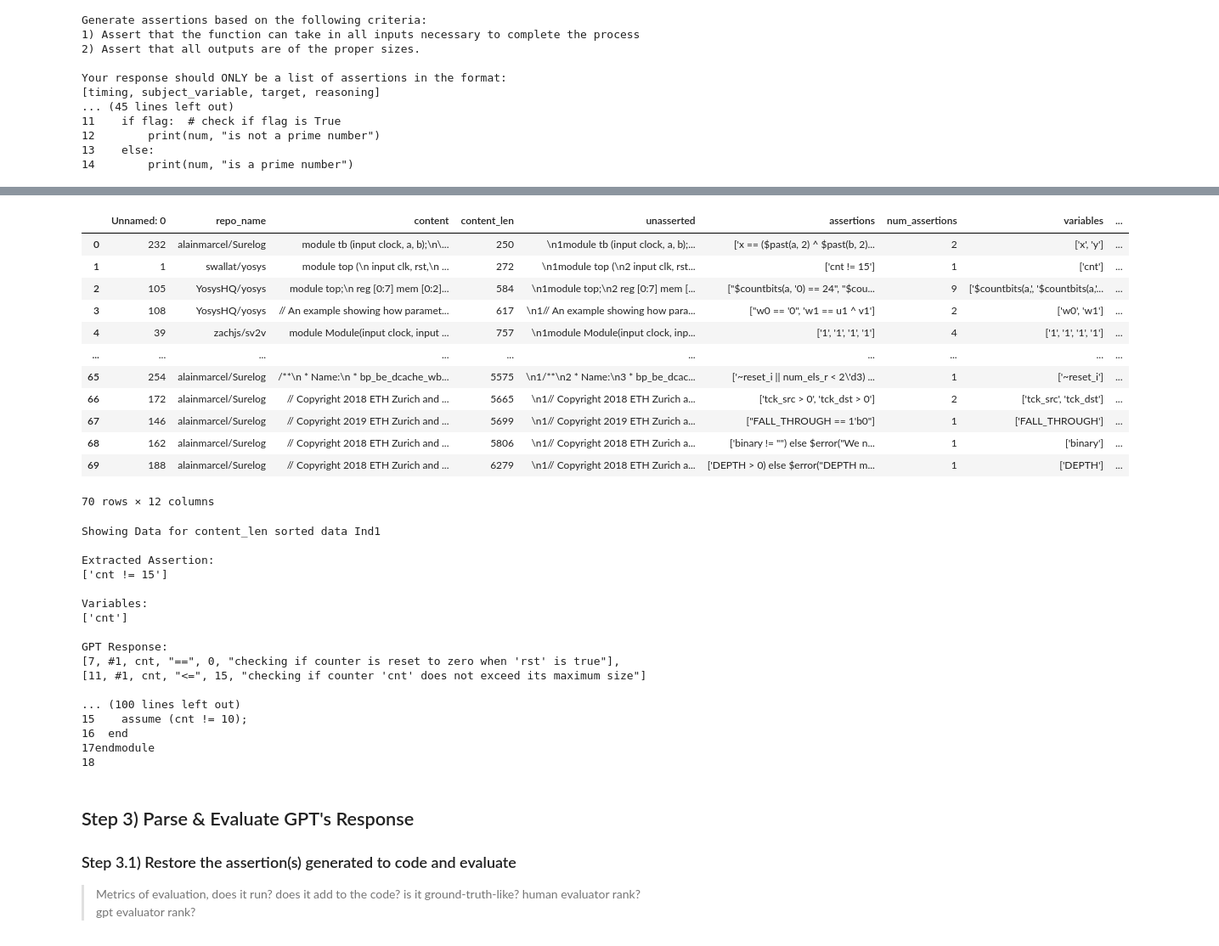
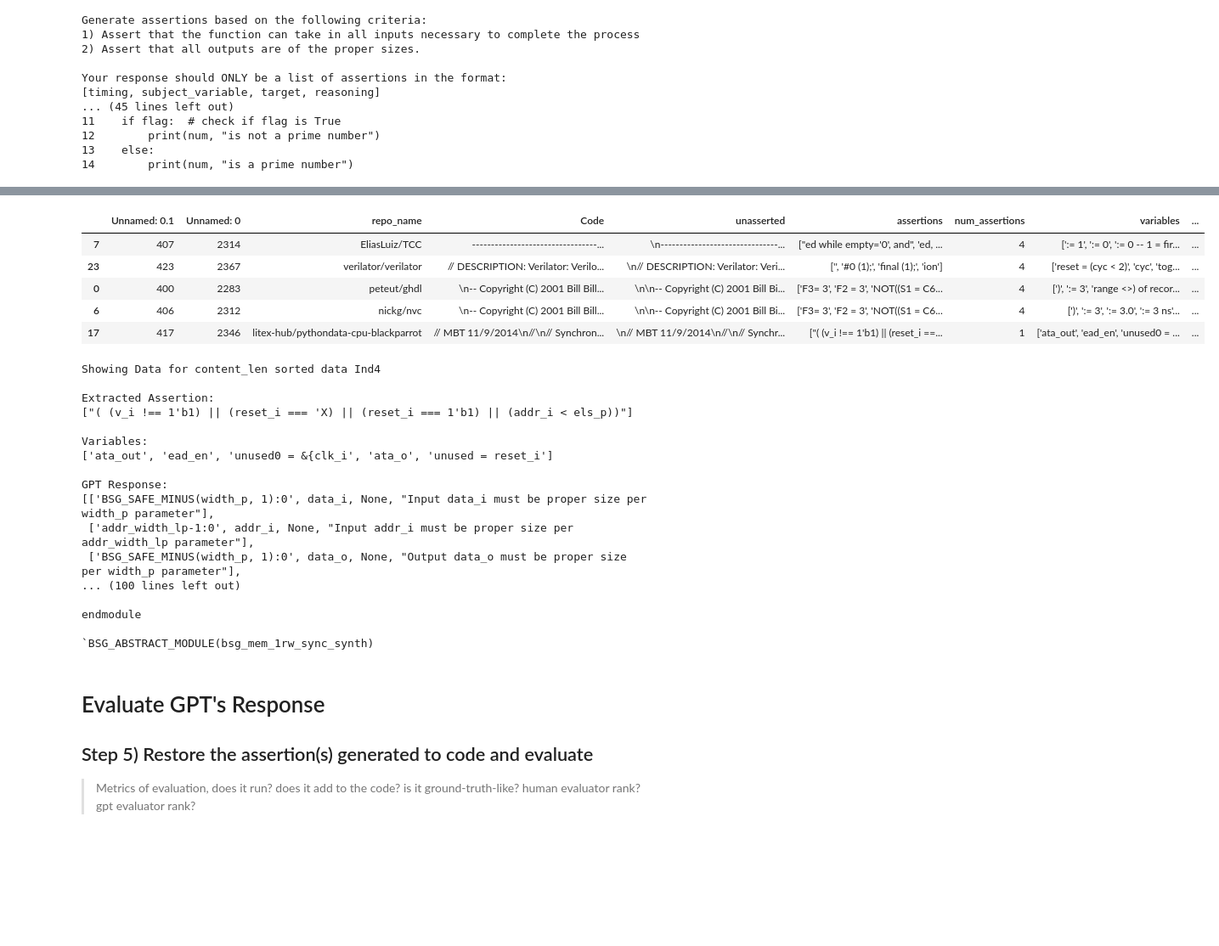
Before and after one commit to KoraSHughes/LLMCodeGen, a Jupyter notebook: AllInOne.ipynb, the cells around one changed output, grey strips where cells are left out. Shown at 85% size. Saved outputs shown, nothing was run; the diff lists cells and outputs as text; code cells hidden in the pictures; blank space fills up the shorter version.

Commit message:
Experimenting with Verilog Variable Extraction

```diff
--- a/AllInOne.ipynb
+++ b/AllInOne.ipynb
@@ -891,0 +928,4 @@ See the caveats in the documentation: https://pandas.pydata.org/pandas-docs/stab
+# %%
+veridir = cwd + "/Data/gpt-responses/verilog-code/"
+verilog_results = [veridir+file for file in os.listdir(veridir) if "unsupervised_verilog_responses_rows" in file]
+verilog_results
@@ -892,22 +948,15 @@ See the caveats in the documentation: https://pandas.pydata.org/pandas-docs/stab
 # %%
-vdf = pd.read_csv(cwd+"/verilog_prompts_withresponse3.csv")
-vdf
+vdf = pd.read_csv(verilog_results[0]).sort_values("num_vars", ascending=False)
+vdf.head()
 # %% [output]
-|  | Unnamed: 0 | repo_name | content | content_len | unasserted | assertions | num_assertions | variables | ... |
-| 0 | 232 | alainmarcel/Surelog | module tb (input clock, a, b);\n\... | 250 | \n1module tb (input clock, a, b);... | ['x == ($past(a, 2) ^ $past(b, 2)... | 2 | ['x', 'y'] | ... |
-| 1 | 1 | swallat/yosys | module top (\n input clk, rst,\n ... | 272 | \n1module top (\n2 input clk, rst... | ['cnt != 15'] | 1 | ['cnt'] | ... |
-| 2 | 105 | YosysHQ/yosys | module top;\n reg [0:7] mem [0:2]... | 584 | \n1module top;\n2 reg [0:7] mem [... | ["$countbits(a, '0) == 24", "$cou... | 9 | ['$countbits(a,', '$countbits(a,'... | ... |
-| 3 | 108 | YosysHQ/yosys | // An example showing how paramet... | 617 | \n1// An example showing how para... | ["w0 == '0", 'w1 == u1 ^ v1'] | 2 | ['w0', 'w1'] | ... |
-| 4 | 39 | zachjs/sv2v | module Module(input clock, input ... | 757 | \n1module Module(input clock, inp... | ['1', '1', '1', '1'] | 4 | ['1', '1', '1', '1'] | ... |
-| ... | ... | ... | ... | ... | ... | ... | ... | ... | ... |
-| 65 | 254 | alainmarcel/Surelog | /**\n * Name:\n * bp_be_dcache_wb... | 5575 | \n1/**\n2 * Name:\n3 * bp_be_dcac... | ['~reset_i || num_els_r < 2\'d3) ... | 1 | ['~reset_i'] | ... |
-| 66 | 172 | alainmarcel/Surelog | // Copyright 2018 ETH Zurich and ... | 5665 | \n1// Copyright 2018 ETH Zurich a... | ['tck_src > 0', 'tck_dst > 0'] | 2 | ['tck_src', 'tck_dst'] | ... |
-| 67 | 146 | alainmarcel/Surelog | // Copyright 2019 ETH Zurich and ... | 5699 | \n1// Copyright 2019 ETH Zurich a... | ["FALL_THROUGH == 1'b0"] | 1 | ['FALL_THROUGH'] | ... |
-| 68 | 162 | alainmarcel/Surelog | // Copyright 2018 ETH Zurich and ... | 5806 | \n1// Copyright 2018 ETH Zurich a... | ['binary != "") else $error("We n... | 1 | ['binary'] | ... |
-| 69 | 188 | alainmarcel/Surelog | // Copyright 2018 ETH Zurich and ... | 6279 | \n1// Copyright 2018 ETH Zurich a... | ['DEPTH > 0) else $error("DEPTH m... | 1 | ['DEPTH'] | ... |
+|  | Unnamed: 0.1 | Unnamed: 0 | repo_name | Code | unasserted | assertions | num_assertions | variables | ... |
+| 7 | 407 | 2314 | EliasLuiz/TCC | ---------------------------------... | \n-------------------------------... | ["ed while empty='0', and", 'ed, ... | 4 | [':= 1', ':= 0', ':= 0 -- 1 = fir... | ... |
+| 23 | 423 | 2367 | verilator/verilator | // DESCRIPTION: Verilator: Verilo... | \n// DESCRIPTION: Verilator: Veri... | ['', '#0 (1);', 'final (1);', 'ion'] | 4 | ['reset = (cyc < 2)', 'cyc', 'tog... | ... |
+| 0 | 400 | 2283 | peteut/ghdl | \n-- Copyright (C) 2001 Bill Bill... | \n\n-- Copyright (C) 2001 Bill Bi... | ['F3= 3', 'F2 = 3', 'NOT((S1 = C6... | 4 | [')', ':= 3', 'range <>) of recor... | ... |
+| 6 | 406 | 2312 | nickg/nvc | \n-- Copyright (C) 2001 Bill Bill... | \n\n-- Copyright (C) 2001 Bill Bi... | ['F3= 3', 'F2 = 3', 'NOT((S1 = C6... | 4 | [')', ':= 3', ':= 3.0', ':= 3 ns'... | ... |
+| 17 | 417 | 2346 | litex-hub/pythondata-cpu-blackparrot | // MBT 11/9/2014\n//\n// Synchron... | \n// MBT 11/9/2014\n//\n// Synchr... | ["( (v_i !== 1'b1) || (reset_i ==... | 1 | ['ata_out', 'ead_en', 'unused0 = ... | ... |
-70 rows × 12 columns
 # %%
-ind = 1
+ind = 4
 print("Showing Data for content_len sorted data Ind"+str(ind))
 print("\nExtracted Assertion:")
 print(vdf.iloc[ind]["assertions"])
@@ -919,33 +968,33 @@ print("\nGPT Response:")
 print(vdf.iloc[ind]["gpt"])
 
 print("\nCode:")
-print(vdf.iloc[ind]["content"])  # unasserted
+print(vdf.iloc[ind]["Code"])  # unasserted
 
 
-print("\nPROMPT:")
-print(vdf.iloc[ind]["prompt"])
+# print("\nPROMPT:")
+# print(vdf.iloc[ind]["prompt"])
 # %% [output]
-Showing Data for content_len sorted data Ind1
+Showing Data for content_len sorted data Ind4
 
 Extracted Assertion:
-['cnt != 15']
+["( (v_i !== 1'b1) || (reset_i === 'X) || (reset_i === 1'b1) || (addr_i < els_p))"]
 
 Variables:
-['cnt']
+['ata_out', 'ead_en', 'unused0 = &{clk_i', 'ata_o', 'unused = reset_i']
 
 GPT Response:
-[7, #1, cnt, "==", 0, "checking if counter is reset to zero when 'rst' is true"],
-[11, #1, cnt, "<=", 15, "checking if counter 'cnt' does not exceed its maximum size"]
+[['BSG_SAFE_MINUS(width_p, 1):0', data_i, None, "Input data_i must be proper size per width_p parameter"],
+ ['addr_width_lp-1:0', addr_i, None, "Input addr_i must be proper size per addr_width_lp parameter"],
+ ['BSG_SAFE_MINUS(width_p, 1):0', data_o, None, "Output data_o must be proper size per width_p parameter"],
+... (100 lines left out)
 
-... (100 lines left out)
-15    assume (cnt != 10);
-16  end
-17endmodule
-18
+endmodule
+
+`BSG_ABSTRACT_MODULE(bsg_mem_1rw_sync_synth)
 # %% [markdown]
-## Step 3) Parse & Evaluate GPT's Response
+# Evaluate GPT's Response
 
-### Step 3.1) Restore the assertion(s) generated to code and evaluate
+## Step 5) Restore the assertion(s) generated to code and evaluate
 > Metrics of evaluation, does it run? does it add to the code? is it ground-truth-like? human evaluator rank? gpt evaluator rank?
 # %%
 def get_gpt_assertions(response, code):
```
Also changed, not shown: parts of 30 cells of this notebook, 10 other files.
